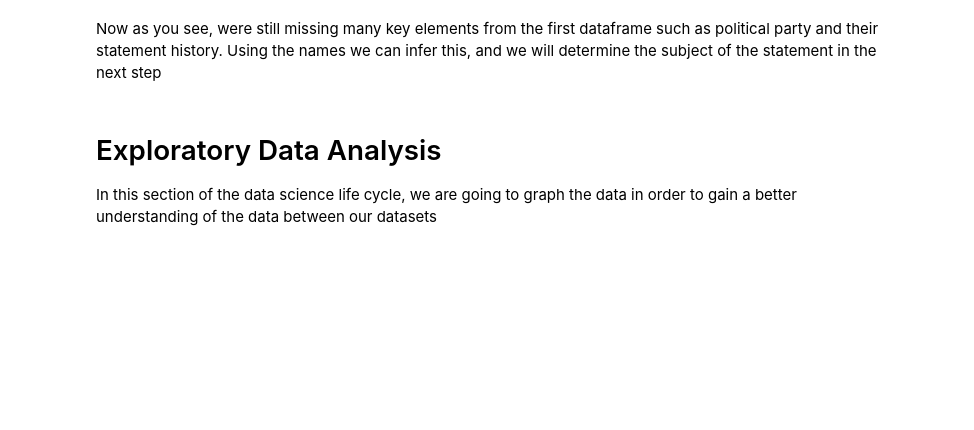
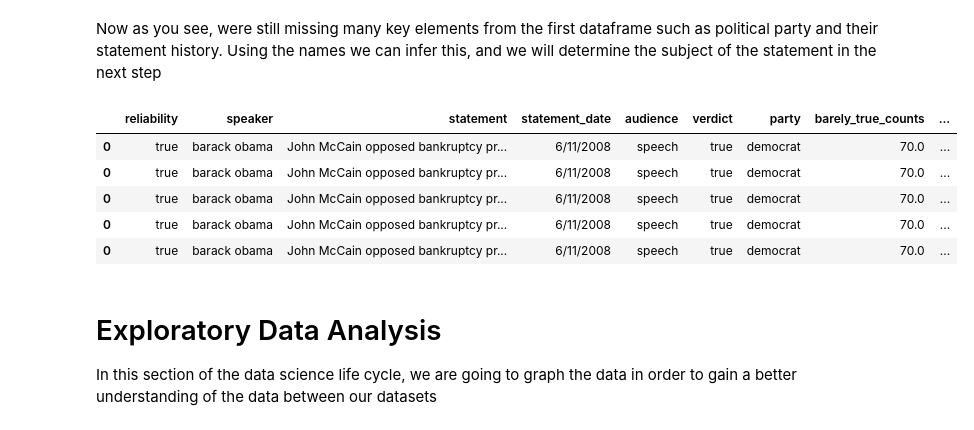
Before and after one commit to namanNagelia/cmsc320_finalProject, a Jupyter notebook: project.ipynb, the cells around one changed output. Cells and saved outputs as stored; diff of their text form; code cells hidden in the pictures; blank space fills up the shorter version.

```diff
--- a/project.ipynb
+++ b/project.ipynb
@@ -111,5 +111,18 @@ statements2.head()
 # %% [markdown]
 Now as you see, were still missing many key elements from the first dataframe such as political party and their statement history. Using the names we can infer this, and we will determine the subject of the statement in the next step
+# %%
+speaker_to_party = statements[['speaker', 'party']].drop_duplicates().set_index('speaker')['party'].to_dict()
+statements2['party'] = statements2['speaker'].map(speaker_to_party)
+counts_columns = ['barely_true_counts', 'false_counts', 'half_true_counts', 'mostly_true_counts', 'pants_fire_counts']
+statements2 = statements2.join(statements.set_index('speaker')[counts_columns], on='speaker')
+statements2.head()
+# %% [output]
+|  | reliability | speaker | statement | statement_date | audience | verdict | party | barely_true_counts | ... |
+| 0 | true | barack obama | John McCain opposed bankruptcy pr... | 6/11/2008 | speech | true | democrat | 70.0 | ... |
+| 0 | true | barack obama | John McCain opposed bankruptcy pr... | 6/11/2008 | speech | true | democrat | 70.0 | ... |
+| 0 | true | barack obama | John McCain opposed bankruptcy pr... | 6/11/2008 | speech | true | democrat | 70.0 | ... |
+| 0 | true | barack obama | John McCain opposed bankruptcy pr... | 6/11/2008 | speech | true | democrat | 70.0 | ... |
+| 0 | true | barack obama | John McCain opposed bankruptcy pr... | 6/11/2008 | speech | true | democrat | 70.0 | ... |
 # %% [markdown]
 # Exploratory Data Analysis
 
```
Also changed, not shown: parts of 3 cells of this notebook.
